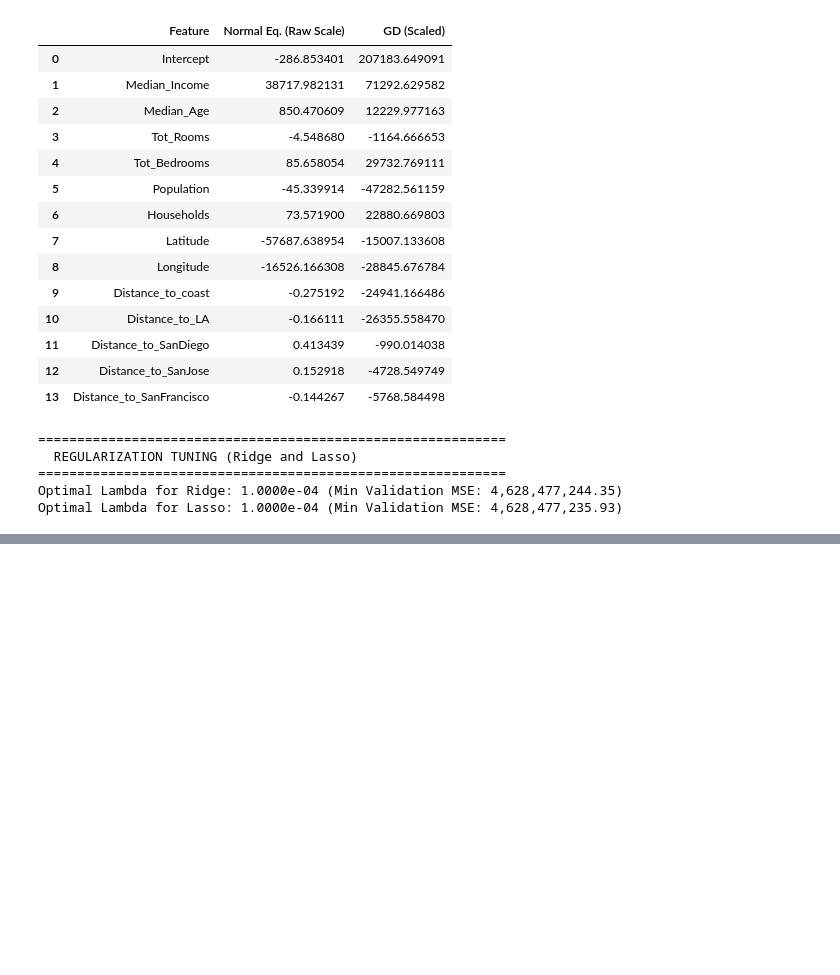
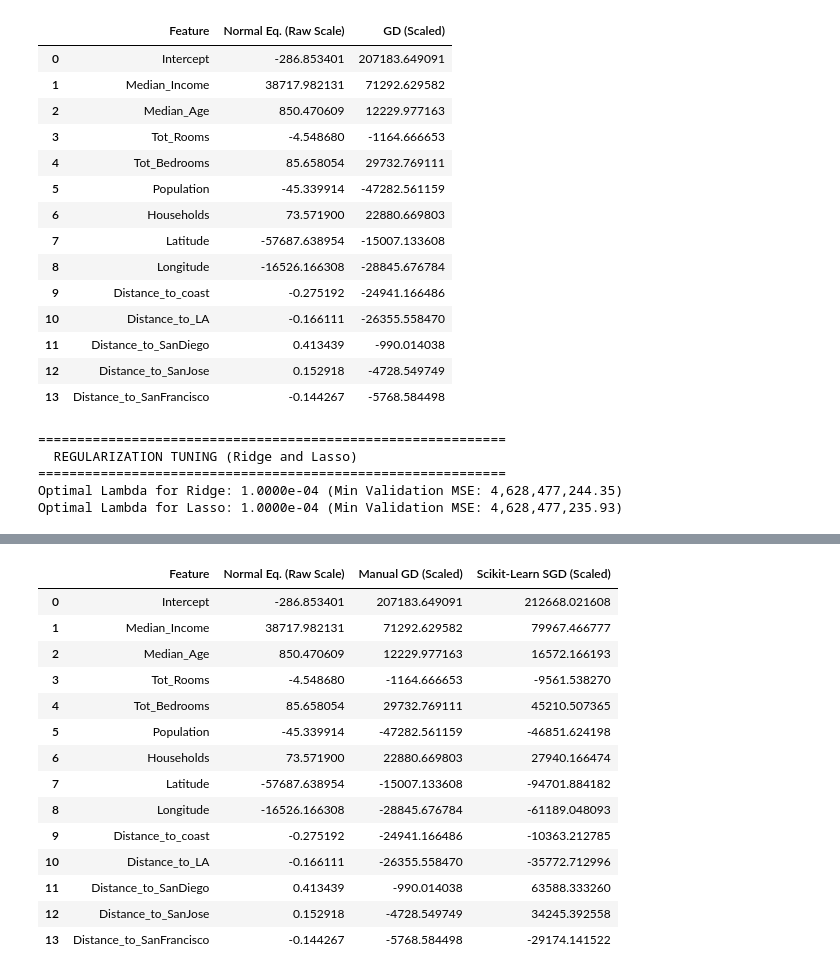
Before and after one commit to oadel1814/Machine-Learning-Classifiaction-and-Regression, a Jupyter notebook: Regression.ipynb, the cells around one changed output, grey strips where cells are left out. Drawn from its saved outputs; the diff is of its cells as text; code cells hidden in the pictures; blank space fills up the shorter version.

Commit message:
added gd from scikit learn

```diff
--- a/Regression.ipynb
+++ b/Regression.ipynb
@@ -358,0 +437,76 @@ Optimal Lambda for Lasso: 1.0000e-04 (Min Validation MSE: 4,628,477,235.93)
+# %%
+# =========================================================
+# V-C. COMPREHENSIVE COMPARISON OF ALL METHODS
+# =========================================================
+
+print("\n" + "="*80)
+print("           COMPREHENSIVE MODEL COMPARISON")
+print("="*80)
+
+# --- 1. Compare Coefficients ---
+feature_names = ['Intercept'] + list(X_train_raw.columns)
+coefficients_df_full = pd.DataFrame({
+    'Feature': feature_names,
+    'Normal Eq. (Raw Scale)': W_direct_sol.flatten(),
+    'Manual GD (Scaled)': W_gd.flatten(),
+    'Scikit-Learn SGD (Scaled)': W_sklearn.flatten()
+})
+
+print("\n" + "="*80)
+print("           COEFFICIENT COMPARISON - ALL METHODS")
+print("="*80)
+print("Note: Normal Eq. weights apply to raw features.")
+print("      Manual GD and Scikit-Learn weights apply to scaled features.")
+print("\n" + coefficients_df_full.to_string(index=False))
+
+# --- 2. Compare Metrics on Validation Set ---
+print("\n" + "="*80)
+print("         VALIDATION SET METRICS COMPARISON")
+print("="*80)
+validation_metrics = compare_metrics_all(
+    T_validation_col,
+    T_validation_prediction,
+    T_validation_predict_gd,
+    T_validation_predict_sklearn,
+    "Validation Set"
+)
+
+# --- 3. Compare Metrics on Test Set ---
+print("\n" + "="*80)
+print("         TEST SET METRICS COMPARISON")
+print("="*80)
+test_metrics = compare_metrics_all(
+    T_test_col,
+    T_test_prediction,
+    T_test_predict_gd,
+    T_test_predict_sklearn,
+    "Test Set"
+)
+
+# --- 4. Summary Statistics ---
+print("\n" + "="*80)
+print("           SUMMARY & INSIGHTS")
+print("="*80)
+
+# Calculate coefficient differences
+coef_diff_manual_sklearn = np.abs(W_gd.flatten() - W_sklearn.flatten())
+max_coef_diff = np.max(coef_diff_manual_sklearn)
+avg_coef_diff = np.mean(coef_diff_manual_sklearn)
+
+print(f"\nCoefficient Comparison (Manual GD vs Scikit-Learn SGD):")
+print(f"  - Maximum difference: {max_coef_diff:.6f}")
+print(f"  - Average difference: {avg_coef_diff:.6f}")
+
+print(f"\nKey Observations:")
+print(f"  - All three methods should produce similar results on scaled data")
+print(f"  - Small differences may occur due to:")
+print(f"    * Different convergence criteria")
+print(f"    * Numerical precision")
+print(f"    * Implementation details (batch vs stochastic updates)")
+
+# Display final table
+print("\n" + "="*80)
+print("           FINAL COEFFICIENTS TABLE")
+print("="*80)
+display(coefficients_df_full)
+# %% [output]
@@ -358,0 +530,15 @@ Optimal Lambda for Lasso: 1.0000e-04 (Min Validation MSE: 4,628,477,235.93)
+|  | Feature | Normal Eq. (Raw Scale) | Manual GD (Scaled) | Scikit-Learn SGD (Scaled) |
+| 0 | Intercept | -286.853401 | 207183.649091 | 212668.021608 |
+| 1 | Median_Income | 38717.982131 | 71292.629582 | 79967.466777 |
+| 2 | Median_Age | 850.470609 | 12229.977163 | 16572.166193 |
+| 3 | Tot_Rooms | -4.548680 | -1164.666653 | -9561.538270 |
+| 4 | Tot_Bedrooms | 85.658054 | 29732.769111 | 45210.507365 |
+| 5 | Population | -45.339914 | -47282.561159 | -46851.624198 |
+| 6 | Households | 73.571900 | 22880.669803 | 27940.166474 |
+| 7 | Latitude | -57687.638954 | -15007.133608 | -94701.884182 |
+| 8 | Longitude | -16526.166308 | -28845.676784 | -61189.048093 |
+| 9 | Distance_to_coast | -0.275192 | -24941.166486 | -10363.212785 |
+| 10 | Distance_to_LA | -0.166111 | -26355.558470 | -35772.712996 |
+| 11 | Distance_to_SanDiego | 0.413439 | -990.014038 | 63588.333260 |
+| 12 | Distance_to_SanJose | 0.152918 | -4728.549749 | 34245.392558 |
+| 13 | Distance_to_SanFrancisco | -0.144267 | -5768.584498 | -29174.141522 |
```
Also changed, not shown: parts of 4 cells of this notebook.
